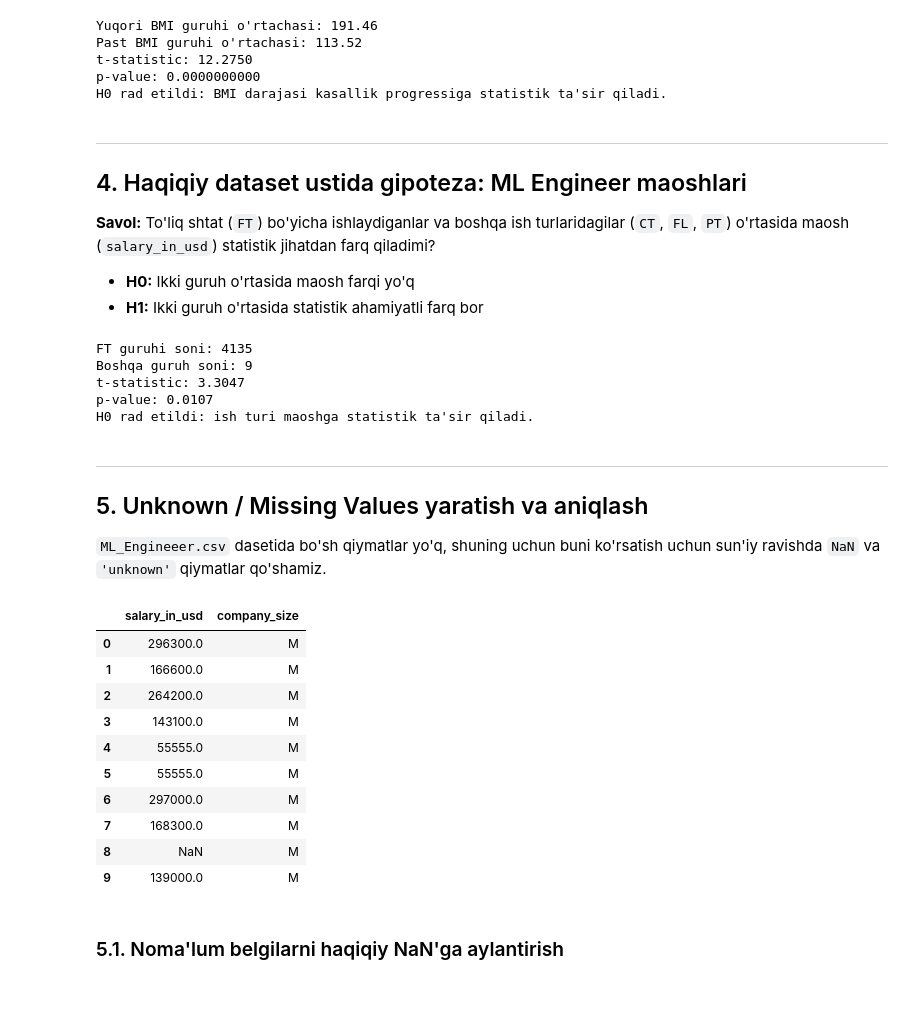
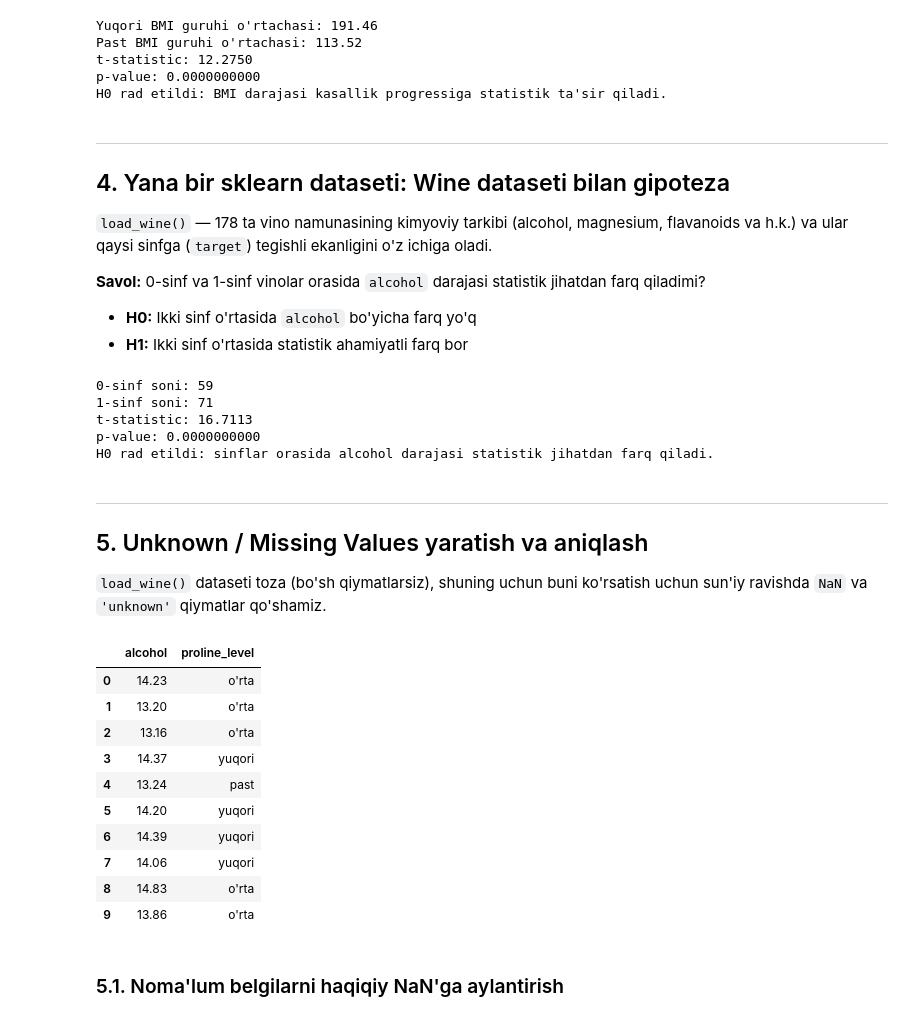
Before and after one commit to ahmadjon-swe/ml-homeworks-1-month, a Jupyter notebook: 11-lesson/Notebook/gipoteza_va_unknown_values.ipynb, the cells around one changed output. Drawn from its saved outputs; the diff is of its cells as text; code cells hidden in the pictures; blank space fills up the shorter version.

```diff
--- a/11-lesson/Notebook/gipoteza_va_unknown_values.ipynb
+++ b/11-lesson/Notebook/gipoteza_va_unknown_values.ipynb
@@ -70,65 +70,75 @@ H0 rad etildi: BMI darajasi kasallik progressiga statistik ta'sir qiladi.
 # %% [markdown]
 ---
 
-## 4. Haqiqiy dataset ustida gipoteza: ML Engineer maoshlari
+## 4. Yana bir sklearn dataseti: Wine dataseti bilan gipoteza
 
-**Savol:** To'liq shtat (`FT`) bo'yicha ishlaydiganlar va boshqa ish turlaridagilar (`CT`, `FL`, `PT`) o'rtasida maosh (`salary_in_usd`) statistik jihatdan farq qiladimi?
+`load_wine()` — 178 ta vino namunasining kimyoviy tarkibi (alcohol, magnesium, flavanoids va h.k.) va ular qaysi sinfga (`target`) tegishli ekanligini o'z ichiga oladi.
 
-* **H0:** Ikki guruh o'rtasida maosh farqi yo'q
-* **H1:** Ikki guruh o'rtasida statistik ahamiyatli farq bor
+**Savol:** 0-sinf va 1-sinf vinolar orasida `alcohol` darajasi statistik jihatdan farq qiladimi?
+
+* **H0:** Ikki sinf o'rtasida `alcohol` bo'yicha farq yo'q
+* **H1:** Ikki sinf o'rtasida statistik ahamiyatli farq bor
 # %%
-ml_df = pd.read_csv('../Data/ML_Engineeer.csv')
+wine = load_wine()
+wine_df = pd.DataFrame(wine.data, columns=wine.feature_names)
+wine_df['target'] = wine.target
 
-ft_salary = ml_df[ml_df['employment_type'] == 'FT']['salary_in_usd']
-other_salary = ml_df[ml_df['employment_type'] != 'FT']['salary_in_usd']
+class0 = wine_df[wine_df['target'] == 0]['alcohol']
+class1 = wine_df[wine_df['target'] == 1]['alcohol']
 
-print('FT guruhi soni:', len(ft_salary))
-print('Boshqa guruh soni:', len(other_salary))
+print('0-sinf soni:', len(class0))
+print('1-sinf soni:', len(class1))
 
-t_stat, p_value = stats.ttest_ind(ft_salary, other_salary, equal_var=False)
+t_stat, p_value = stats.ttest_ind(class0, class1, equal_var=False)
 
 print(f't-statistic: {t_stat:.4f}')
-print(f'p-value: {p_value:.4f}')
+print(f'p-value: {p_value:.10f}')
 
 if p_value < alpha:
-    print('H0 rad etildi: ish turi maoshga statistik ta\'sir qiladi.')
+    print('H0 rad etildi: sinflar orasida alcohol darajasi statistik jihatdan farq qiladi.')
 else:
     print('H0 rad etilmadi: statistik ahamiyatli farq topilmadi.')
 # %% [output]
-FT guruhi soni: 4135
-Boshqa guruh soni: 9
-t-statistic: 3.3047
-p-value: 0.0107
-H0 rad etildi: ish turi maoshga statistik ta'sir qiladi.
+0-sinf soni: 59
+1-sinf soni: 71
+t-statistic: 16.7113
+p-value: 0.0000000000
+H0 rad etildi: sinflar orasida alcohol darajasi statistik jihatdan farq qiladi.
 # %% [markdown]
 ---
 
 ## 5. Unknown / Missing Values yaratish va aniqlash
 
-`ML_Engineeer.csv` dasetida bo'sh qiymatlar yo'q, shuning uchun buni ko'rsatish uchun sun'iy ravishda `NaN` va `'unknown'` qiymatlar qo'shamiz.
+`load_wine()` dataseti toza (bo'sh qiymatlarsiz), shuning uchun buni ko'rsatish uchun sun'iy ravishda `NaN` va `'unknown'` qiymatlar qo'shamiz.
 # %%
-ml_missing = ml_df.copy()
+wine_missing = wine_df.copy()
+
+wine_missing['proline_level'] = pd.cut(
+    wine_missing['proline'],
+    bins=3,
+    labels=['past', "o'rta", 'yuqori']
+).astype(str)
 
 np.random.seed(42)
-rows_salary = ml_missing.sample(frac=0.04, random_state=42).index
-ml_missing.loc[rows_salary, 'salary_in_usd'] = np.nan
+rows_alcohol = wine_missing.sample(frac=0.05, random_state=42).index
+wine_missing.loc[rows_alcohol, 'alcohol'] = np.nan
 
-rows_size = ml_missing.sample(frac=0.03, random_state=7).index
-ml_missing.loc[rows_size, 'company_size'] = 'unknown'
+rows_level = wine_missing.sample(frac=0.04, random_state=7).index
+wine_missing.loc[rows_level, 'proline_level'] = 'unknown'
 
-ml_missing[['salary_in_usd', 'company_size']].head(10)
+wine_missing[['alcohol', 'proline_level']].head(10)
 # %% [output]
-|  | salary_in_usd | company_size |
-| 0 | 296300.0 | M |
-| 1 | 166600.0 | M |
-| 2 | 264200.0 | M |
-| 3 | 143100.0 | M |
-| 4 | 55555.0 | M |
-| 5 | 55555.0 | M |
-| 6 | 297000.0 | M |
-| 7 | 168300.0 | M |
-| 8 | NaN | M |
-| 9 | 139000.0 | M |
+|  | alcohol | proline_level |
+| 0 | 14.23 | o'rta |
+| 1 | 13.20 | o'rta |
+| 2 | 13.16 | o'rta |
+| 3 | 14.37 | yuqori |
+| 4 | 13.24 | past |
+| 5 | 14.20 | yuqori |
+| 6 | 14.39 | yuqori |
+| 7 | 14.06 | yuqori |
+| 8 | 14.83 | o'rta |
+| 9 | 13.86 | o'rta |
 # %% [markdown]
 ### 5.1. Noma'lum belgilarni haqiqiy NaN'ga aylantirish
 # %%
```
Also changed, not shown: parts of 6 cells of this notebook, 1 other file.
